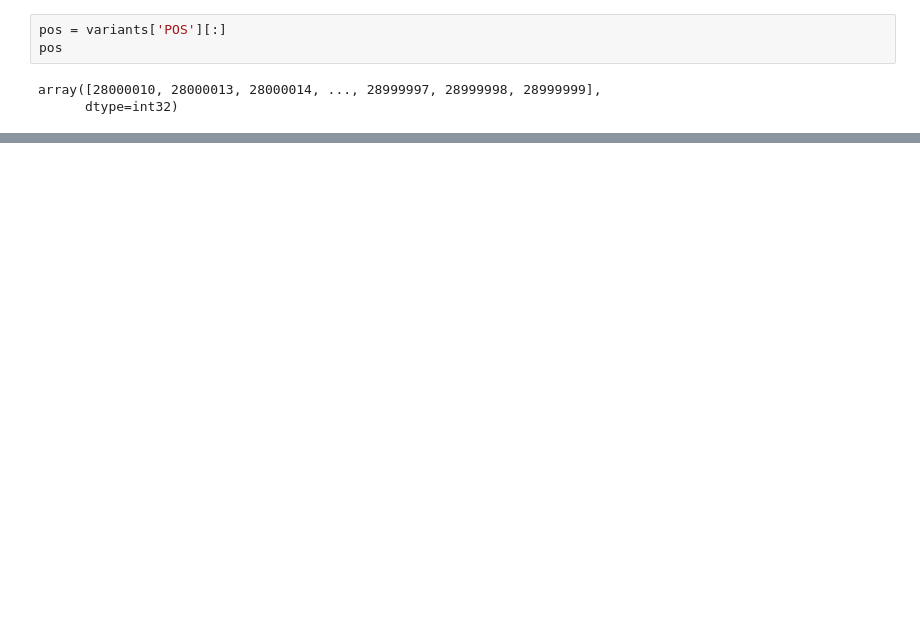
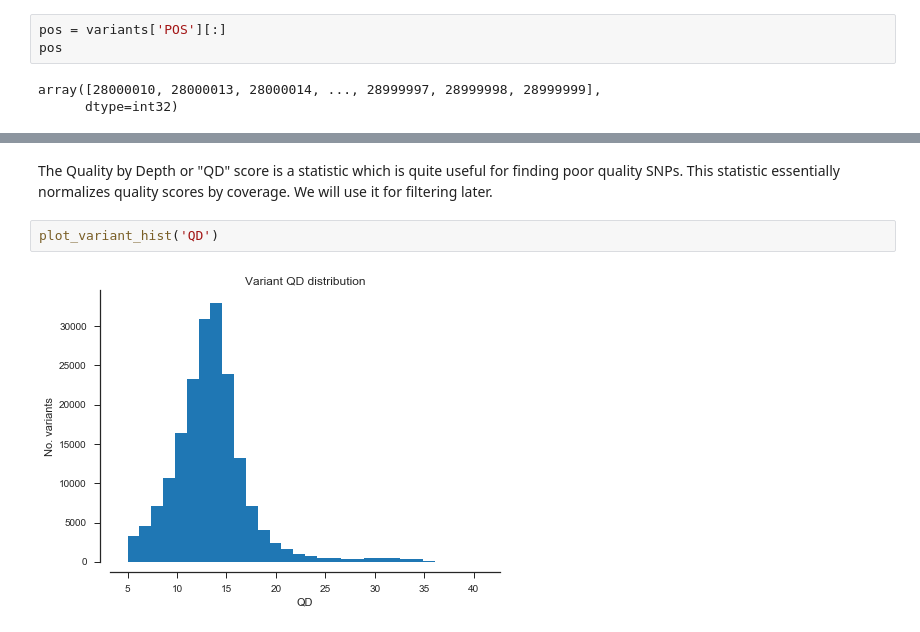
Before and after one commit to andrewkern/biol610, a Jupyter notebook: notebooks/lecture9.ipynb, the cells around one changed output, grey strips where cells are left out. Drawn from its saved outputs; the diff is of its cells as text; blank space fills up the shorter version.

```diff
--- a/notebooks/lecture9.ipynb
+++ b/notebooks/lecture9.ipynb
@@ -91,0 +155,6 @@ plot_windowed_variant_density(pos, start=28000000, window_size=5000, title='vari
+# %% [markdown]
+The Quality by Depth or "QD" score is a statistic which is quite useful for finding poor quality SNPs. This statistic essentially normalizes quality scores by coverage. We will use it for filtering later.
+# %%
+plot_variant_hist('QD')
+# %% [output]
+[figure, added]
```
Also changed, not shown: parts of 43 cells of this notebook, 1 other file.
